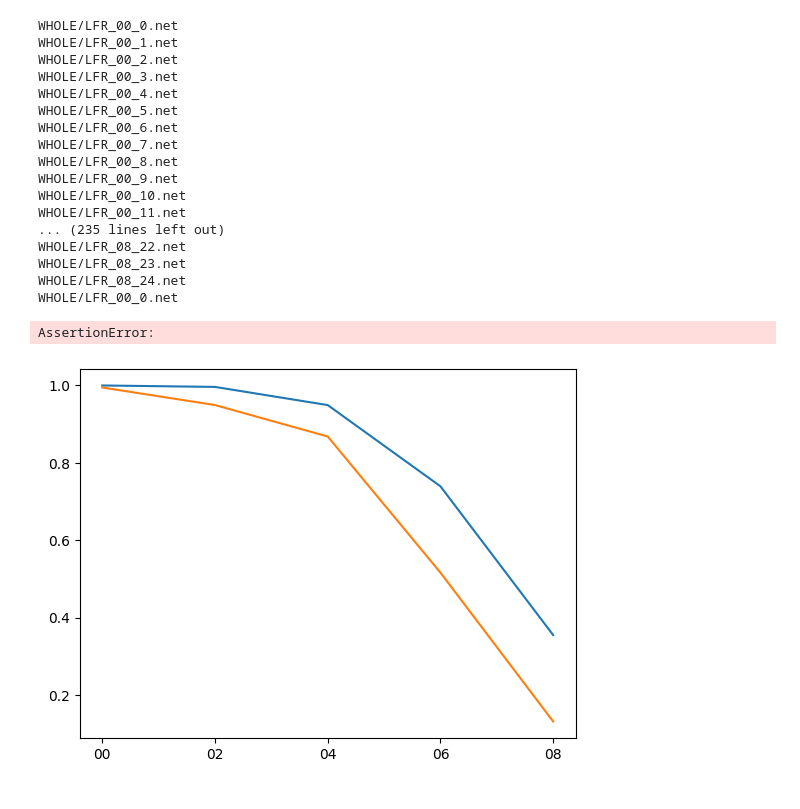
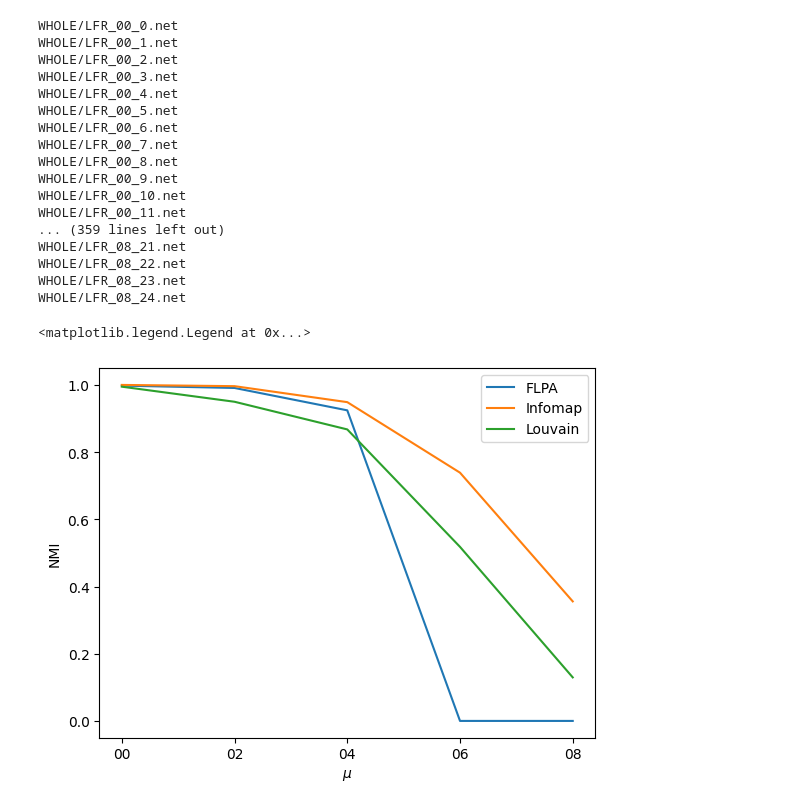
Before and after one commit to gregorzadnik/INA-HW2, a Jupyter notebook: hw2.ipynb, the cells around one changed output. Saved outputs shown, nothing was run; the diff lists cells and outputs as text; code cells hidden in the pictures.

```diff
--- a/hw2.ipynb
+++ b/hw2.ipynb
@@ -13,7 +13,7 @@ def draw_graph(G: nx.Graph, **kwargs):
     plt.show()
 
 def read_with_clusters(path):
-	G = nx.Graph()
+	G = nx.MultiGraph()
 	with open(path, 'r') as file:
 		line = file.readline()
 		n = int(line.strip().split(" ")[1])
@@ -85,7 +85,10 @@ def info(G):
 	print("{:>20s} | {:.2f}".format('Max node degree', max_degree))
 	cc = lcc(G)
 	print("{:>20s} | {:.2f}".format('LCC', cc))
-	dis = [i for d in distances(G) for i in d]
+	G2 = G
+	if type(G2) == nx.MultiGraph:
+		G2 = nx.Graph(G)
+	dis = [i for d in distances(G2) for i in d]
 	print("{:>20s} | {:.2f} ({:,d})".format('Distance', sum(dis) / len(dis), max(dis)))
 	density = k/(n-1)
 	print("{:>20s} | {:.9f}".format('Density', density))
@@ -311,7 +297,6 @@ plt.legend()
 # %%
 iters = 25
-algs = {"Infomap": algorithms.infomap, "Louvain": algorithms.louvain,
-        "FLPA": fast_label_propagation}
+algs = {"FLPA": fast_label_propagation, "Infomap": algorithms.infomap, "Louvain": algorithms.louvain}
 res = {alg: [] for alg in algs.keys()}
 mis = ["00", "02", "04", "06", "08"]
 
@@ -321,35 +306,35 @@ for alg in algs:
         nmi = 0
         for i in range(iters):
             netpath = f"WHOLE/LFR_{mi}_{i}.net"
             print(netpath)
-            G = read_with_clusters(netpath)
+            G = nx.convert_node_labels_to_integers(read_with_clusters(netpath))
             K = known_clustering(G, cluster_attr='cluster')
             C = algs[alg](G)
             nmi += K.normalized_mutual_information(C).score
         nmi /= iters
         res[alg].append(nmi)
     plt.plot(mis, res[alg], label=alg)
 
 plt.xlabel('$\mu$')
 plt.ylabel('NMI')
 plt.legend()
 # %% [output]
 WHOLE/LFR_00_0.net
 WHOLE/LFR_00_1.net
 WHOLE/LFR_00_2.net
 WHOLE/LFR_00_3.net
 WHOLE/LFR_00_4.net
 WHOLE/LFR_00_5.net
 WHOLE/LFR_00_6.net
 WHOLE/LFR_00_7.net
 WHOLE/LFR_00_8.net
 WHOLE/LFR_00_9.net
 WHOLE/LFR_00_10.net
 WHOLE/LFR_00_11.net
-... (235 lines left out)
+... (359 lines left out)
+WHOLE/LFR_08_21.net
 WHOLE/LFR_08_22.net
 WHOLE/LFR_08_23.net
 WHOLE/LFR_08_24.net
-WHOLE/LFR_00_0.net
-AssertionError:
+<matplotlib.legend.Legend at 0x...>
-[figure, old version]
+[figure, new version]
```
Also changed, not shown: parts of 5 cells of this notebook, 4 other files.
